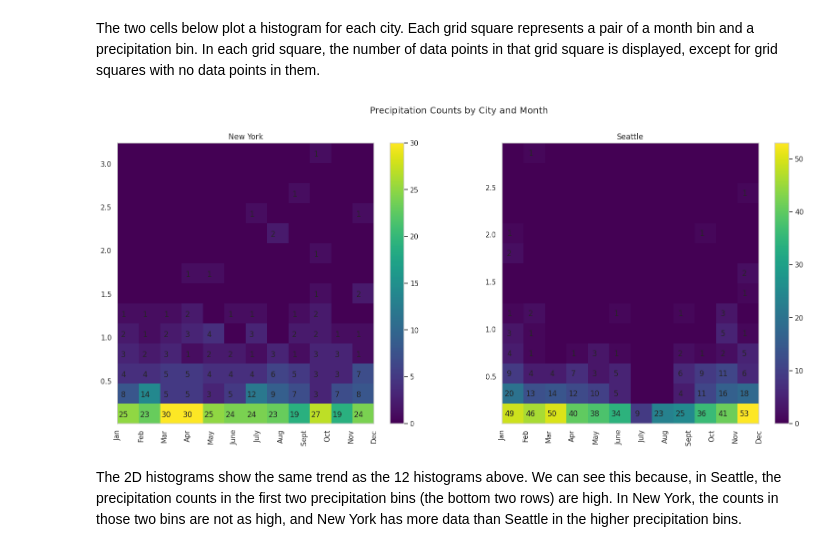
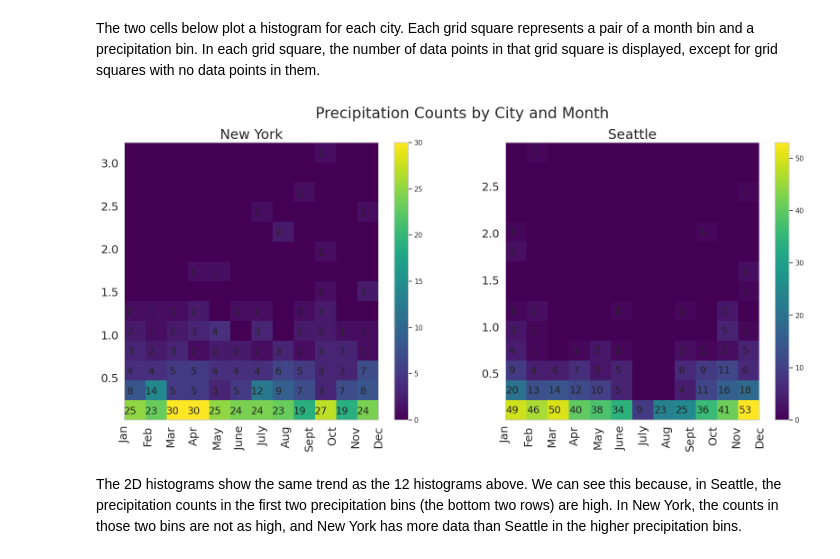
Before and after one commit to David-S-2002/Seattle-Weather, a Jupyter notebook: data_analysis.ipynb, the cells around one changed output. Cells and saved outputs as stored; diff of their text form; code cells hidden in the pictures.

```diff
--- a/data_analysis.ipynb
+++ b/data_analysis.ipynb
@@ -200,39 +200,41 @@ The two cells below plot a histogram for each city. Each grid square represents
 # %%
 fig, ax = plt.subplots(1,2, sharex='col')
 fig.set_size_inches((20, 8))
-plt.suptitle("Precipitation Counts by City and Month")
+plt.suptitle("Precipitation Counts by City and Month", fontsize=24)
 
 # One of the things returned by hist2d() is the image, and the colorbar() method needs that image
 hist, xbins, ybins, image = ax[0].hist2d(x_nyc, y_nyc, cmap='viridis', bins=[12,14])
 
 # Put the count in each bin
 for i in range(len(ybins)-1):
     for j in range(len(xbins)-1):
       coords = (xbins[j]+.25,ybins[i]+.1)
       # If there are any points in that precipitation bin, display the count of points
       if int(hist.T[i,j]) > 0:
-        ax[0].text(xbins[j]+.25,ybins[i]+.1, int(hist.T[i,j]), ha="center", va="center")
+        ax[0].text(xbins[j]+.25,ybins[i]+.1, int(hist.T[i,j]), ha="center", va="center", fontsize=16)
 
 plt.colorbar(image)
-ax[0].set_title("New York")
+ax[0].set_title("New York", fontsize=22)
 ax[0].set_xticks(np.arange(12)+1)
-ax[0].set_xticklabels(labels=month_names, rotation=90)
+ax[0].set_xticklabels(labels=month_names, rotation=90, fontsize=18)
+ax[0].tick_params(labelsize=18)
 
 hist, xbins, ybins, image = ax[1].hist2d(x_seattle, y_seattle, cmap='viridis', bins=[12,14])
 
 for i in range(len(ybins)-1):
     for j in range(len(xbins)-1):
       if int(hist.T[i,j]) > 0:
-        ax[1].text(xbins[j]+.3,ybins[i]+.1, int(hist.T[i,j]), ha="center", va="center")
+        ax[1].text(xbins[j]+.3,ybins[i]+.1, int(hist.T[i,j]), ha="center", va="center", fontsize=16)
 
 plt.colorbar(image)
-ax[1].set_title("Seattle")
+ax[1].set_title("Seattle", fontsize=22)
 ax[1].set_xticks(np.arange(12)+1)
-ax[1].set_xticklabels(labels=month_names, rotation=90)
+ax[1].set_xticklabels(labels=month_names, rotation=90, fontsize=18)
+ax[1].tick_params(labelsize=18)
 
 plt.show()
 # %% [output]
-[figure, old version]
+[figure, new version]
 # %% [markdown]
 The 2D histograms show the same trend as the 12 histograms above. We can see this because, in Seattle, the precipitation counts in the first two precipitation bins (the bottom two rows) are high. In New York, the counts in those two bins are not as high, and New York has more data than Seattle in the higher precipitation bins.
 # %% [markdown]
```
Also changed, not shown: parts of 4 cells of this notebook, 1 other file.
